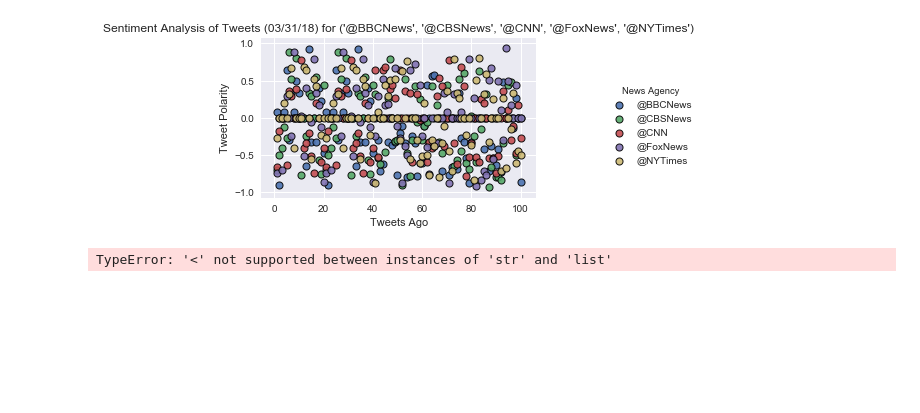
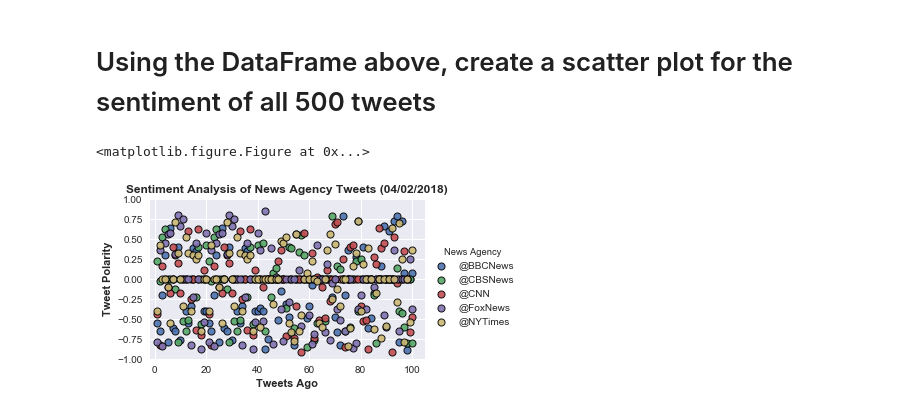
Before and after one commit to JeffWilsonMBA/TwitterSentiment, a Jupyter notebook: TwitterSentiment.ipynb, the cells around one changed output. Saved outputs shown, nothing was run; the diff lists cells and outputs as text; code cells hidden in the pictures; blank space fills up the shorter version.

```diff
--- a/TwitterSentiment.ipynb
+++ b/TwitterSentiment.ipynb
@@ -27,7 +31,7 @@ target_users = ("@BBCNews", "@CBSNews", "@CNN", "@FoxNews", "@NYTimes")
 # Variables for holding sentiments
 sentiments = []
 
-# Loop through 5 pages of tweets (total 100 tweets)
+# Loop through 5 pages of tweets (total 100 tweets) for each target user
 for user in (target_users):
     # Counter
     counter = 1
@@ -56,7 +60,8 @@ for user in (target_users):
                                "Positive": pos,
                                "Negative": neu,
                                "Neutral": neg,
-                               "Tweets Ago": counter})
+                               "Tweets Ago": counter,
+                              "Tweet": tweet["text"]})
 
             # Add to counter
             counter = counter + 1
@@ -81,7 +86,9 @@ Tweet 100: RT @nytfood: We have recipes for Passover, Easter and the weekend. (A
 # %%
 # Convert sentiments to DataFrame
 sentiments_pd = pd.DataFrame.from_dict(sentiments)
-sentiments_pd = sentiments_pd[["News Agency", "Tweets Ago", "Date", "Compound", "Positive", "Neutral", "Negative"]]
+sentiments_pd = sentiments_pd[["News Agency", "Tweets Ago", "Date", "Compound",
+                               "Positive", "Neutral", "Negative", "Tweet"]]
+sentiments_pd.to_csv("newsagency_sentiment_data.csv")
 print(sentiments_pd.shape)
 sentiments_pd.head()
 # %% [output]
@@ -95,34 +102,21 @@ sentiments_pd.head()
+# %% [markdown]
+# Using the DataFrame above, create a scatter plot for the sentiment of all 500 tweets
 # %%
 # Scatter plot for the sentiment of 100 tweets per target_user
 
 # Set gray grid
 sns.set(style='darkgrid')
-# Set data for plot colors
-_types= ["@BBCNews", "@CBSNews", "@CNN", "@FoxNews", "@NYTimes"]
-
-fg = sns.FacetGrid(sentiments_pd, hue='News Agency', hue_order=_types, aspect=1.61, legend_out = True)
+plt.figure(figsize = (20,20))
+fg = sns.FacetGrid(sentiments_pd, hue='News Agency', aspect=1.61, legend_out = True)
 fg.map(plt.scatter, 'Tweets Ago', 'Compound',
        s=50, alpha=0.9, edgecolors="black", linewidth=1).add_legend()
-plt.title("Sentiment Analysis of Tweets (%s) for %s" % (time.strftime("%x"), target_users))
-plt.ylabel("Tweet Polarity")
-plt.xlabel("Tweets Ago")
-#plt.legend(loc="best")
+plt.title("Sentiment Analysis of News Agency Tweets (%s)" % (time.strftime("%m/%d/%Y")),fontweight='bold')
+plt.xlabel("Tweets Ago",fontweight='bold')
+plt.ylabel("Tweet Polarity",fontweight='bold')
+plt.xlim(-2,105,0)
+plt.ylim(-1,1)
 plt.savefig("Tweets_Sentiment")
 plt.show()
 # %% [output]
+<matplotlib.figure.Figure at 0x...>
-[figure, old version]
+[figure, new version]
-# %%
-# Scatter plot for the sentiment of 100 tweets per target_user
-
-# Set gray grid
-sns.set(style='darkgrid')
-
-sns.lmplot(x=["Tweets Ago"], y=["Compound"], data = sentiments_pd, fit_reg=False, hue="News Agency", legend=True)
-plt.title("Sentiment Analysis of Tweets (%s) for %s" % (time.strftime("%x"), target_users))
-plt.ylabel("Tweet Polarity")
-plt.xlabel("Tweets Ago")
-plt.legend(loc="best") # does this work?
-plt.savefig("Tweets_Sentiment")
-plt.show()
-# %% [output]
-TypeError: '<' not supported between instances of 'str' and 'list'
```
Also changed, not shown: parts of 8 cells of this notebook, 8 other files.
